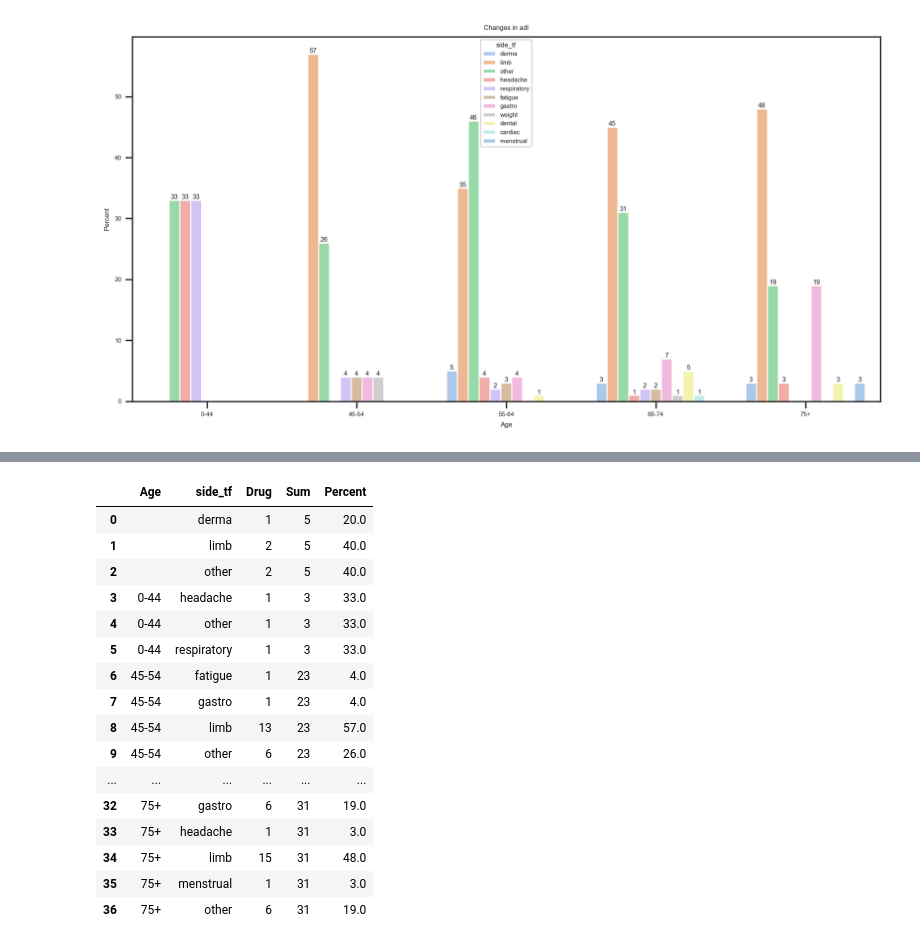
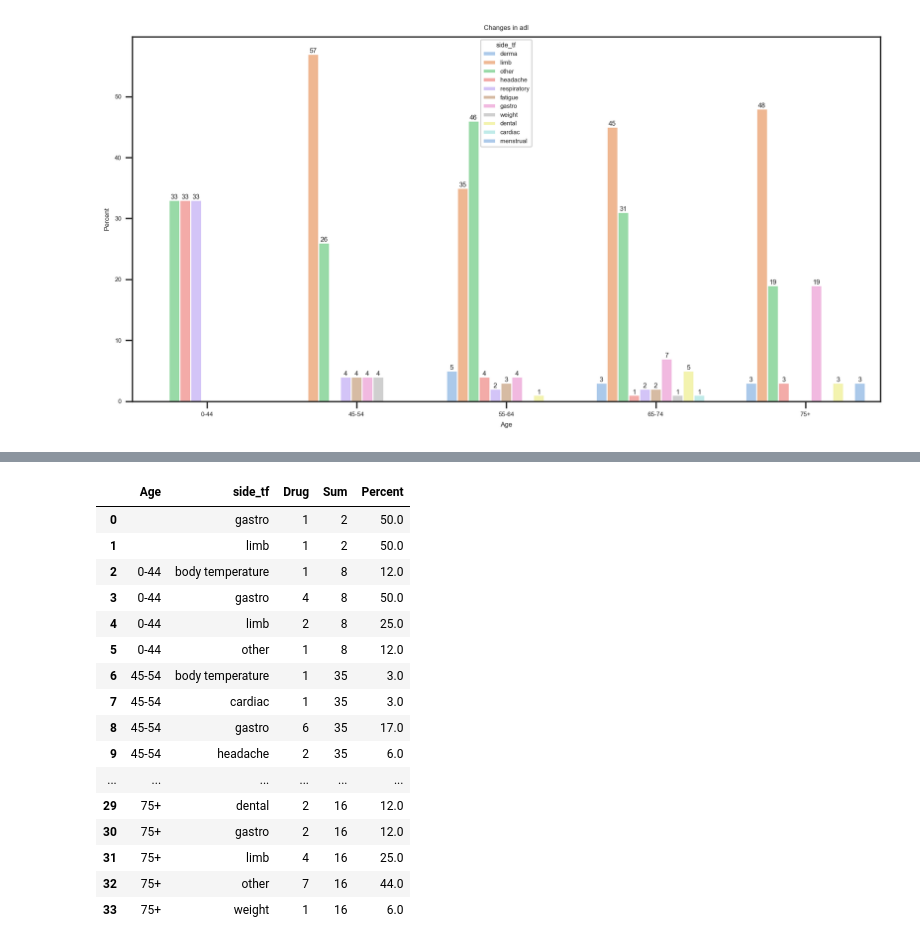
Before and after one commit to woonsupkim/DrugReview, a Jupyter notebook: Woon_after_Classification.ipynb, the cells around one changed output, grey strips where cells are left out. Cells and saved outputs as stored; diff of their text form; code cells hidden in the pictures.

```diff
--- a/Woon_after_Classification.ipynb
+++ b/Woon_after_Classification.ipynb
@@ -777,5 +777,5 @@ df_temp
 # %%
-df_prolia2 = df_prolia.groupby(['Age', 'side_tf'])['Drug'].count().reset_index()
-df_prolia2
+df_actonel2 = df_actonel.groupby(['Age', 'side_tf'])['Drug'].count().reset_index()
+df_actonel2
 # %% [output]
 |  | Age | side_tf | Drug |
@@ -798,40 +798,40 @@ df_prolia2
 # %%
 sum = []
-for age in df_prolia2['Age']:
+for age in df_actonel2['Age']:
     if age == "":
-        sum.append(5)
+        sum.append(2)
     elif age == '0-44':
-        sum.append(3)
+        sum.append(8)
     elif age == '45-54':
-        sum.append(23)
+        sum.append(35)
     elif age == '55-64':
-        sum.append(114)
+        sum.append(57)
     elif age == '65-74':
-        sum.append(86)
+        sum.append(18)
     elif age == '75+':
-        sum.append(31)
+        sum.append(16)
 # %%
-df_prolia2['Sum'] = sum
-df_prolia2['Percent'] = round(df_prolia2['Drug']/df_prolia2['Sum']*100,0)
-df_prolia2
+df_actonel2['Sum'] = sum
+df_actonel2['Percent'] = round(df_actonel2['Drug']/df_actonel2['Sum']*100,0)
+df_actonel2
 # %% [output]
 |  | Age | side_tf | Drug | Sum | Percent |
-| 0 |  | derma | 1 | 5 | 20.0 |
-| 1 |  | limb | 2 | 5 | 40.0 |
-| 2 |  | other | 2 | 5 | 40.0 |
-| 3 | 0-44 | headache | 1 | 3 | 33.0 |
-| 4 | 0-44 | other | 1 | 3 | 33.0 |
-| 5 | 0-44 | respiratory | 1 | 3 | 33.0 |
-| 6 | 45-54 | fatigue | 1 | 23 | 4.0 |
-| 7 | 45-54 | gastro | 1 | 23 | 4.0 |
-| 8 | 45-54 | limb | 13 | 23 | 57.0 |
-| 9 | 45-54 | other | 6 | 23 | 26.0 |
+| 0 |  | gastro | 1 | 2 | 50.0 |
+| 1 |  | limb | 1 | 2 | 50.0 |
+| 2 | 0-44 | body temperature | 1 | 8 | 12.0 |
+| 3 | 0-44 | gastro | 4 | 8 | 50.0 |
+| 4 | 0-44 | limb | 2 | 8 | 25.0 |
+| 5 | 0-44 | other | 1 | 8 | 12.0 |
+| 6 | 45-54 | body temperature | 1 | 35 | 3.0 |
+| 7 | 45-54 | cardiac | 1 | 35 | 3.0 |
+| 8 | 45-54 | gastro | 6 | 35 | 17.0 |
+| 9 | 45-54 | headache | 2 | 35 | 6.0 |
 | ... | ... | ... | ... | ... | ... |
-| 32 | 75+ | gastro | 6 | 31 | 19.0 |
-| 33 | 75+ | headache | 1 | 31 | 3.0 |
-| 34 | 75+ | limb | 15 | 31 | 48.0 |
-| 35 | 75+ | menstrual | 1 | 31 | 3.0 |
-| 36 | 75+ | other | 6 | 31 | 19.0 |
+| 29 | 75+ | dental | 2 | 16 | 12.0 |
+| 30 | 75+ | gastro | 2 | 16 | 12.0 |
+| 31 | 75+ | limb | 4 | 16 | 25.0 |
+| 32 | 75+ | other | 7 | 16 | 44.0 |
+| 33 | 75+ | weight | 1 | 16 | 6.0 |
 # %%
 sns.set_style('ticks')
 fig, ax = plt.subplots()
```
Also changed, not shown: parts of 4 cells of this notebook.
